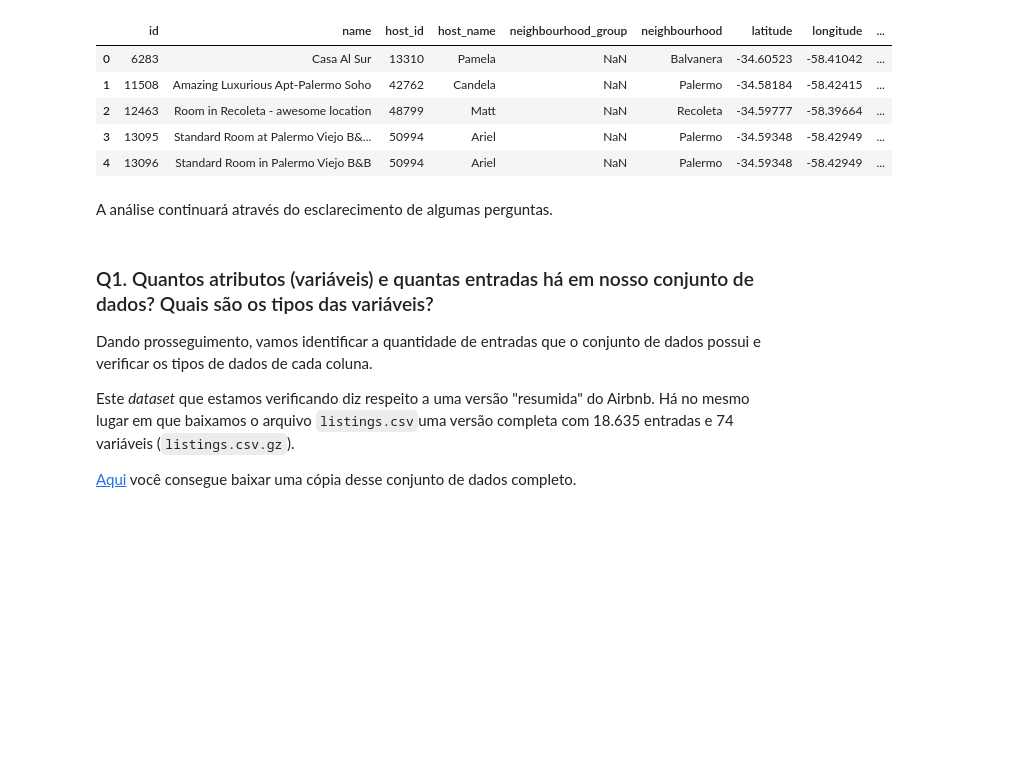
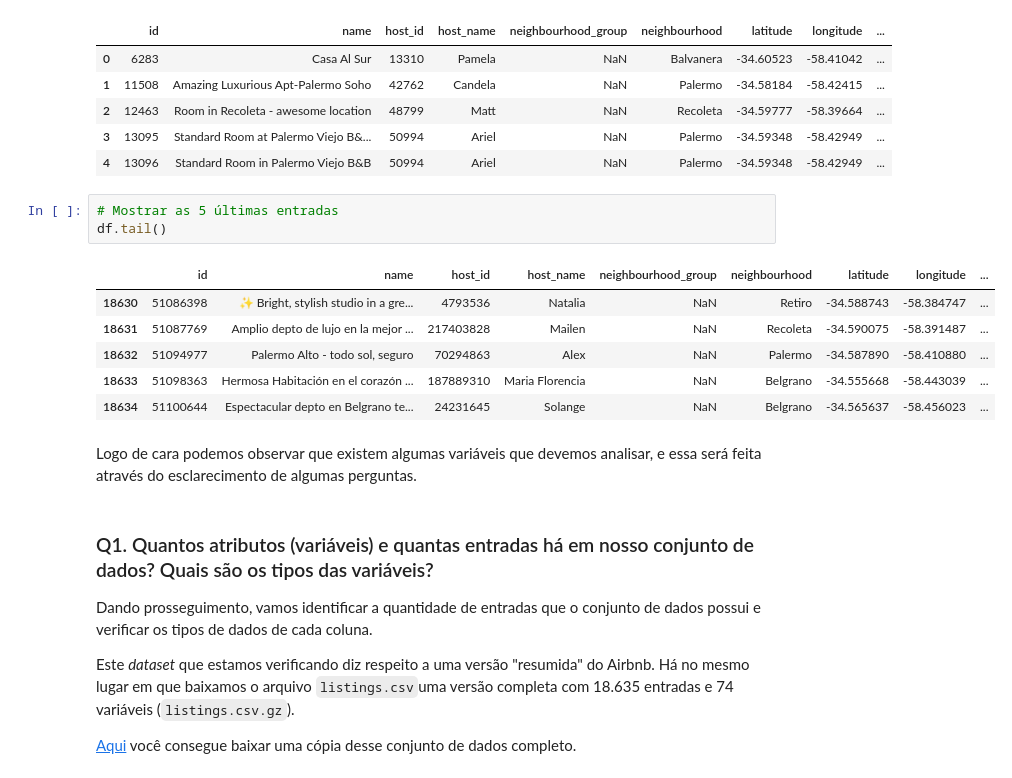
Before and after one commit to opaulovitor/data_science, a Jupyter notebook: Análise_dos_dados_do_Airbnb_Buenos_Aires.ipynb, the cells around one changed output. Drawn from its saved outputs; the diff is of its cells as text; blank space fills up the shorter version.

```diff
--- a/Análise_dos_dados_do_Airbnb_Buenos_Aires.ipynb
+++ b/Análise_dos_dados_do_Airbnb_Buenos_Aires.ipynb
@@ -81,8 +81,18 @@ df.head()
 | 2 | 12463 | Room in Recoleta - awesome location | 48799 | Matt | NaN | Recoleta | -34.59777 | -58.39664 | ... |
 | 3 | 13095 | Standard Room at Palermo Viejo B&... | 50994 | Ariel | NaN | Palermo | -34.59348 | -58.42949 | ... |
 | 4 | 13096 | Standard Room in Palermo Viejo B&B | 50994 | Ariel | NaN | Palermo | -34.59348 | -58.42949 | ... |
-# %% [markdown]
-A análise continuará através do esclarecimento de algumas perguntas.
+# %%
+# Mostrar as 5 últimas entradas
+df.tail()
+# %% [output]
+|  | id | name | host_id | host_name | neighbourhood_group | neighbourhood | latitude | longitude | ... |
+| 18630 | 51086398 | ✨ Bright, stylish studio in a gre... | 4793536 | Natalia | NaN | Retiro | -34.588743 | -58.384747 | ... |
+| 18631 | 51087769 | Amplio depto de lujo en la mejor ... | 217403828 | Mailen | NaN | Recoleta | -34.590075 | -58.391487 | ... |
+| 18632 | 51094977 | Palermo Alto - todo sol, seguro | 70294863 | Alex | NaN | Palermo | -34.587890 | -58.410880 | ... |
+| 18633 | 51098363 | Hermosa Habitación en el corazón ... | 187889310 | Maria Florencia | NaN | Belgrano | -34.555668 | -58.443039 | ... |
+| 18634 | 51100644 | Espectacular depto en Belgrano te... | 24231645 | Solange | NaN | Belgrano | -34.565637 | -58.456023 | ... |
+# %% [markdown]
+Logo de cara podemos observar que existem algumas variáveis que devemos analisar, e essa será feita através do esclarecimento de algumas perguntas.
 # %% [markdown]
 ### Q1. Quantos atributos (variáveis) e quantas entradas há em nosso conjunto de dados? Quais são os tipos das variáveis?
 
```
Also changed, not shown: parts of 32 cells of this notebook.
